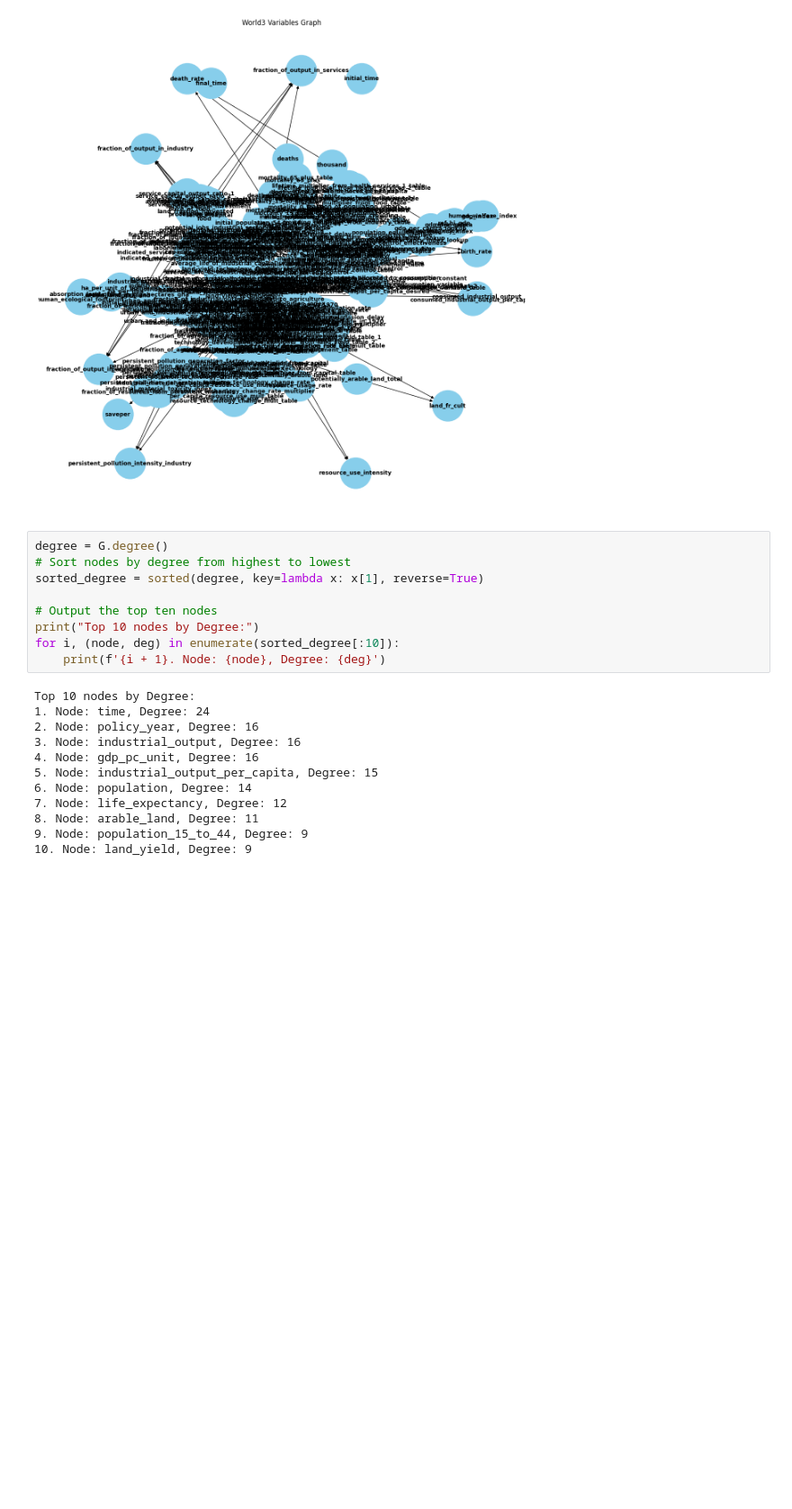
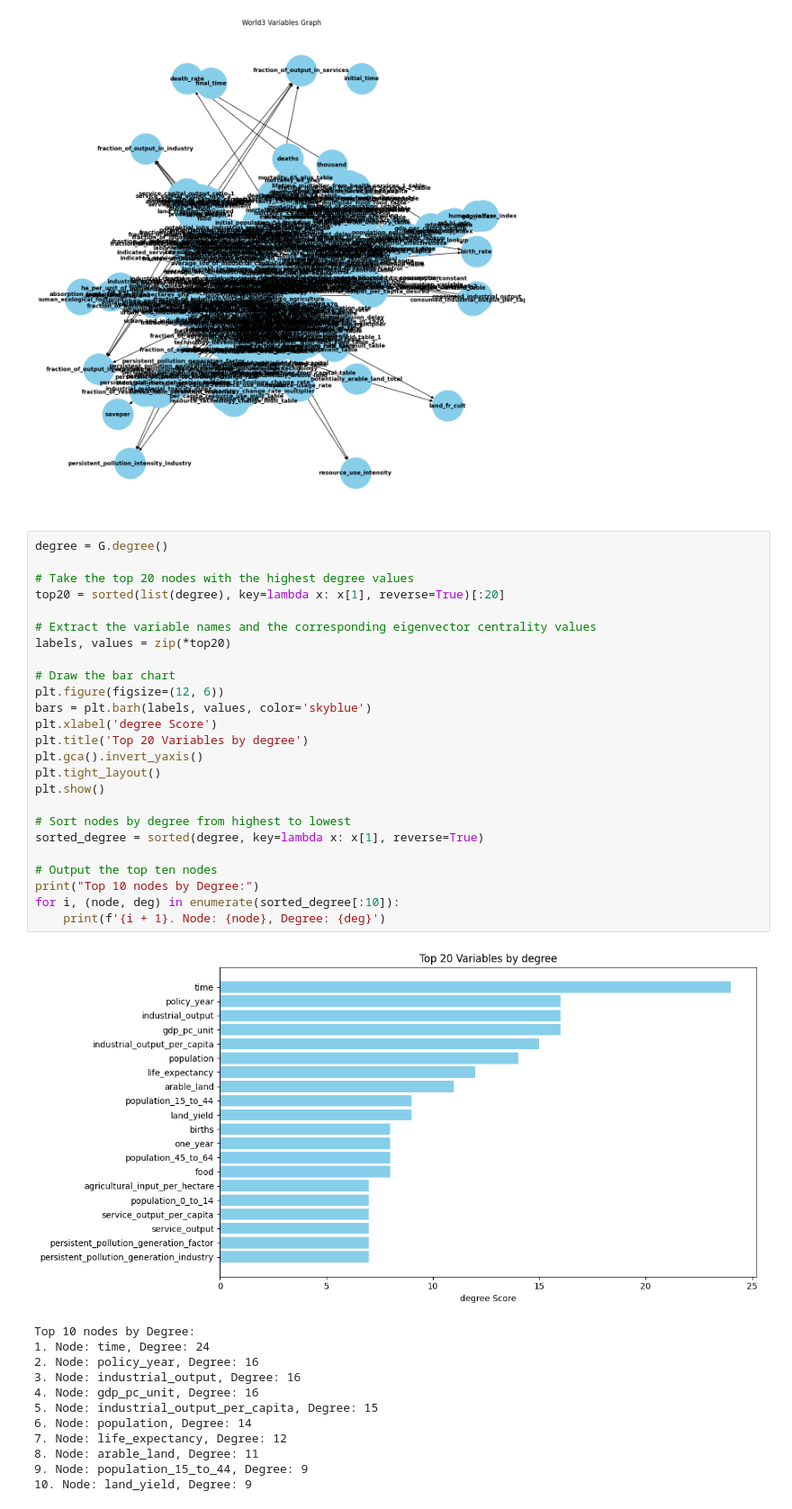
Before and after one commit to TalosSources/CIVIL-534-Project, a Jupyter notebook: project.ipynb, the cells around one changed output. Shown at 90% size. Drawn from its saved outputs; the diff is of its cells as text; blank space fills up the shorter version.

```diff
--- a/project.ipynb
+++ b/project.ipynb
@@ -138,14 +138,31 @@ plt.show()
 [figure]
 # %%
 degree = G.degree()
+
+# Take the top 20 nodes with the highest degree values
+top20 = sorted(list(degree), key=lambda x: x[1], reverse=True)[:20]
+
+# Extract the variable names and the corresponding eigenvector centrality values
+labels, values = zip(*top20)
+
+# Draw the bar chart
+plt.figure(figsize=(12, 6))
+bars = plt.barh(labels, values, color='skyblue')
+plt.xlabel('degree Score')
+plt.title('Top 20 Variables by degree')
+plt.gca().invert_yaxis()
+plt.tight_layout()
+plt.show()
+
 # Sort nodes by degree from highest to lowest
 sorted_degree = sorted(degree, key=lambda x: x[1], reverse=True)
 
 # Output the top ten nodes
 print("Top 10 nodes by Degree:")
 for i, (node, deg) in enumerate(sorted_degree[:10]):
     print(f'{i + 1}. Node: {node}, Degree: {deg}')
 # %% [output]
+[figure, added]
 Top 10 nodes by Degree:
 1. Node: time, Degree: 24
 2. Node: policy_year, Degree: 16
```
Also changed, not shown: parts of 5 cells of this notebook.
